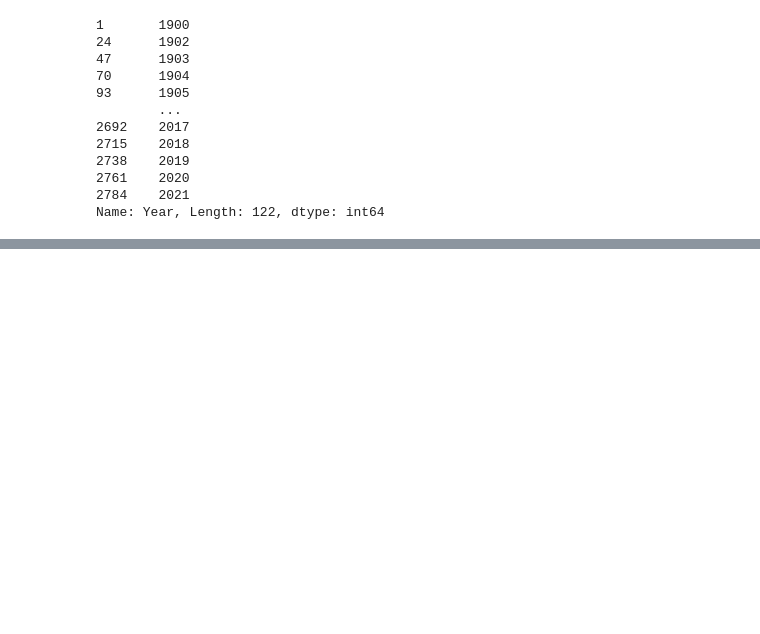
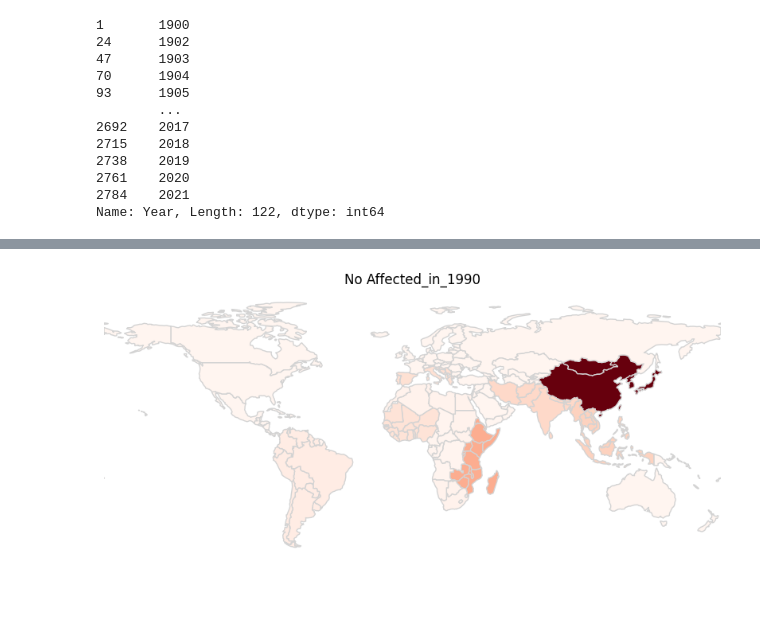
Before and after one commit to Globant-CodeFest/teamElevenEleven, a Jupyter notebook: eda_datos.ipynb, the cells around one changed output, grey strips where cells are left out. Drawn from its saved outputs; the diff is of its cells as text; code cells hidden in the pictures; blank space fills up the shorter version.

```diff
--- a/eda_datos.ipynb
+++ b/eda_datos.ipynb
@@ -317,0 +497,6 @@ df
+# %%
+var = 'No Affected'
+year = pd.to_datetime(f'1990-01-01')
+plot_map(wmap0, var, year)
+# %% [output]
+[figure, added]
```
Also changed, not shown: parts of 32 cells of this notebook, 1 other file.
